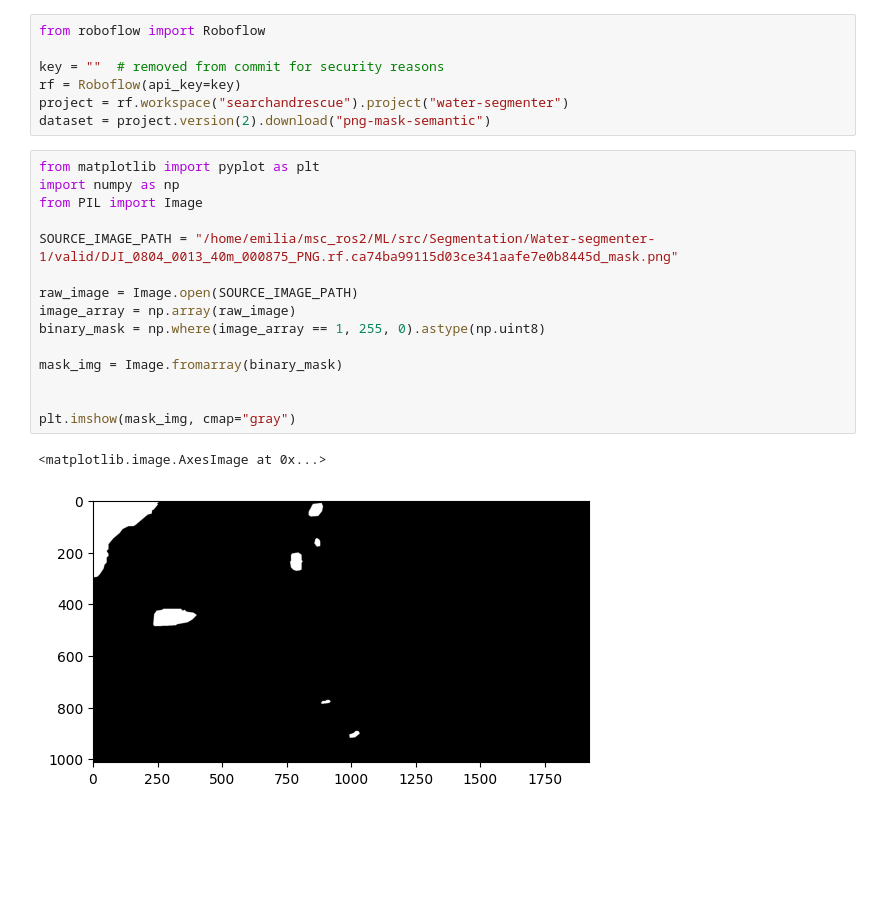
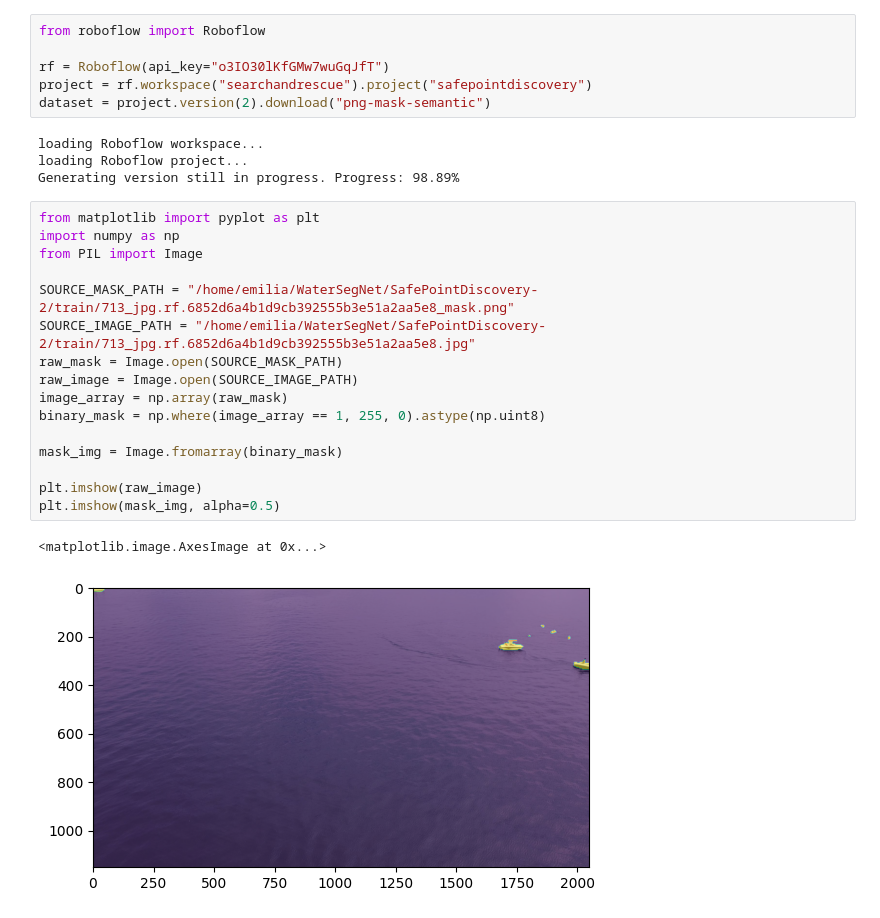
Before and after one commit to Art3miss233/WaterSegNet, a Jupyter notebook: prepare_custom_dataset.ipynb, the cells around one changed output. Drawn from its saved outputs; the diff is of its cells as text; blank space fills up the shorter version.

```diff
--- a/prepare_custom_dataset.ipynb
+++ b/prepare_custom_dataset.ipynb
@@ -1,27 +1,31 @@
 # %%
 from roboflow import Roboflow
 
-key = ""  # removed from commit for security reasons
-rf = Roboflow(api_key=key)
-project = rf.workspace("searchandrescue").project("water-segmenter")
+rf = Roboflow(api_key="o3IO30lKfGMw7wuGqJfT")
+project = rf.workspace("searchandrescue").project("safepointdiscovery")
 dataset = project.version(2).download("png-mask-semantic")
+# %% [output]
+loading Roboflow workspace...
+loading Roboflow project...
+Generating version still in progress. Progress: 98.89%
 # %%
 from matplotlib import pyplot as plt
 import numpy as np
 from PIL import Image
 
-SOURCE_IMAGE_PATH = "/home/emilia/msc_ros2/ML/src/Segmentation/Water-segmenter-1/valid/DJI_0804_0013_40m_000875_PNG.rf.ca74ba99115d03ce341aafe7e0b8445d_mask.png"
-
+SOURCE_MASK_PATH = "/home/emilia/WaterSegNet/SafePointDiscovery-2/train/713_jpg.rf.6852d6a4b1d9cb392555b3e51a2aa5e8_mask.png"
+SOURCE_IMAGE_PATH = "/home/emilia/WaterSegNet/SafePointDiscovery-2/train/713_jpg.rf.6852d6a4b1d9cb392555b3e51a2aa5e8.jpg"
+raw_mask = Image.open(SOURCE_MASK_PATH)
 raw_image = Image.open(SOURCE_IMAGE_PATH)
-image_array = np.array(raw_image)
+image_array = np.array(raw_mask)
 binary_mask = np.where(image_array == 1, 255, 0).astype(np.uint8)
 
 mask_img = Image.fromarray(binary_mask)
 
-
-plt.imshow(mask_img, cmap="gray")
+plt.imshow(raw_image)
+plt.imshow(mask_img, alpha=0.5)
 # %% [output]
 <matplotlib.image.AxesImage at 0x...>
-[figure, old version]
+[figure, new version]
 # %%
 import os
```
Also changed, not shown: parts of 2 cells of this notebook, 10 other files.
